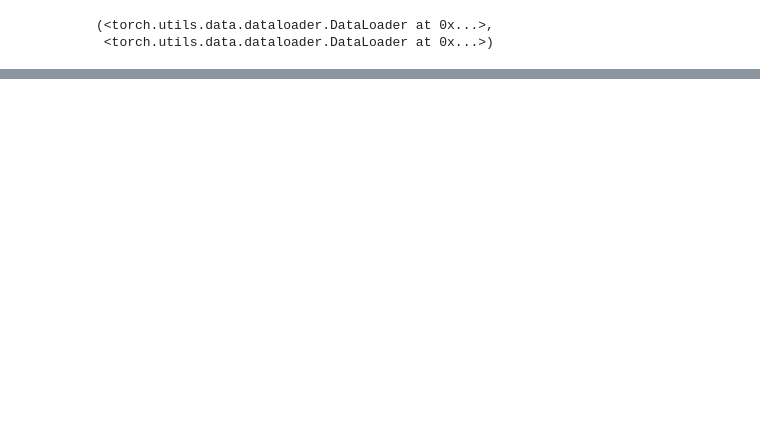
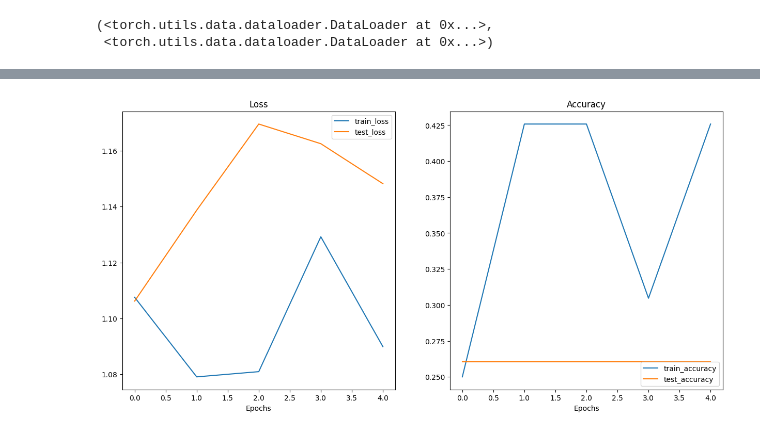
Before and after one commit to pham156/pytorch-learning, a Jupyter notebook: PyTorch_4.ipynb, the cells around one changed output, grey strips where cells are left out. Cells and saved outputs as stored; diff of their text form; code cells hidden in the pictures; blank space fills up the shorter version.

```diff
--- a/PyTorch_4.ipynb
+++ b/PyTorch_4.ipynb
@@ -274,0 +552,3 @@ img_custom, label_custom
+# %%
+train_data_augmented = datasets.ImageFolder(root=train_dir, transform=train_transform_trivial_augment)
+test_data_simple = datasets.ImageFolder(root=test_dir, transform=test_transform)
@@ -274,0 +565,4 @@ img_custom, label_custom
+# %%
+torch.manual_seed(42)
+model_1 = TinyVGG(input_shape=3, hidden_units=10, output_shape=len(train_data_augmented.classes)).to(device)
+model_1
@@ -274,0 +590,16 @@ img_custom, label_custom
+# %%
+torch.manual_seed(42)
+NUM_EPOCHS = 5
+loss_fn = nn.CrossEntropyLoss()
+optimizer = torch.optim.Adam(params=model_1.parameters(), lr=0.001)
+from timeit import default_timer as timer
+start_time = timer()
+
+model_1_results = train(model=model_1,
+                        train_dataLoader=train_dataloader_augmented,
+                        test_dataLoader=test_dataloader_simple,
+                        optimizer=optimizer,
+                        loss_fn=loss_fn,
+                        epochs=NUM_EPOCHS)
+end_time = timer()
+print(f"Total training time: {end_time-start_time:.3f} seconds")
@@ -274,0 +613,4 @@ img_custom, label_custom
+# %%
+plot_loss_curves(model_1_results)
+# %% [output]
+[figure, added]
```
Also changed, not shown: parts of 39 cells of this notebook.
